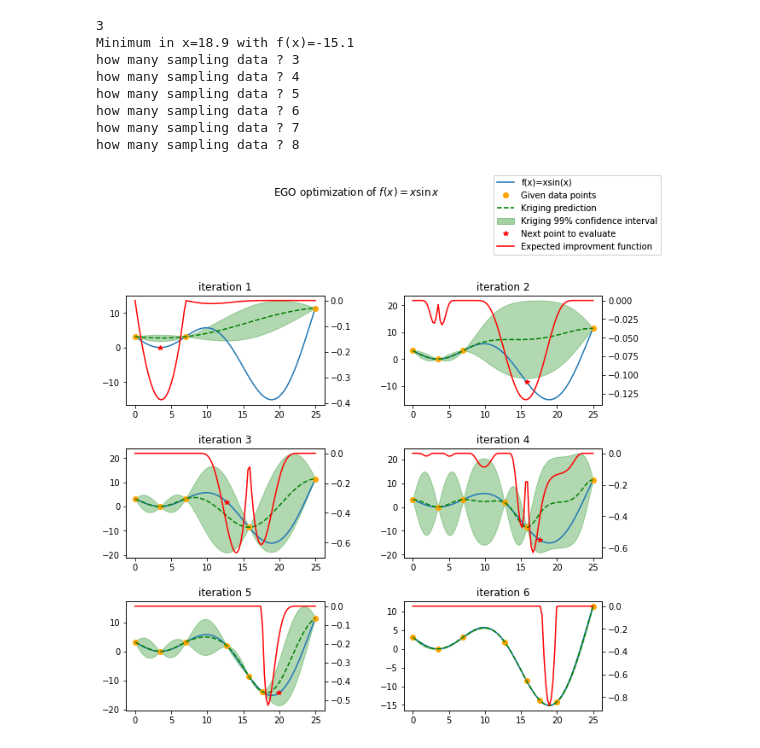
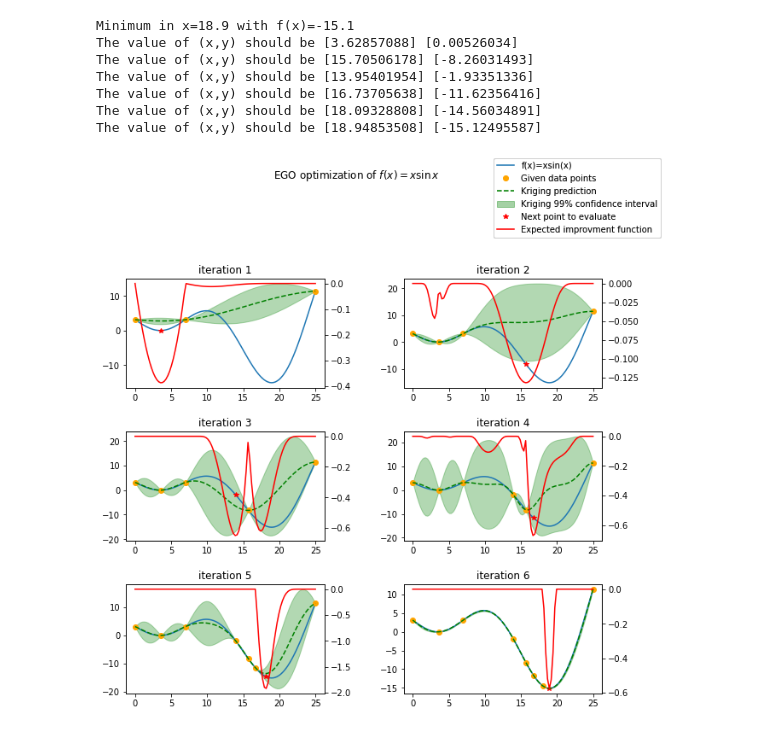
Before and after one commit to BellGakk/EGO_RL, a Jupyter notebook: EGO.ipynb, the cells around one changed output. Saved outputs shown, nothing was run; the diff lists cells and outputs as text; code cells hidden in the pictures.

```diff
--- a/EGO.ipynb
+++ b/EGO.ipynb
@@ -10,10 +4,10 @@ from smt.applications import EGO
 from smt.surrogate_models import KRG
 from smt.utils.design_space import DesignSpace
 import matplotlib.pyplot as plt
+import numpy as np
 
 def function_test_1d(x):
     # function xsinx
-    import numpy as np
 
     x = np.reshape(x, (-1,))
     y = np.zeros(x.shape)
@@ -26,8 +20,7 @@ design_space = DesignSpace(xlimits)
 xdoe = np.atleast_2d([0, 7, 25]).T
 n_doe = xdoe.size
 
-print(n_doe)
-criterion = "LCB"  #'EI' or 'SBO' or 'LCB'
+criterion = "EI"  #'EI' or 'SBO' or 'LCB'
 
 # use EI to create ego, xdoe is for initializing the EGO function.
 ego = EGO(
@@ -37,6 +30,7 @@ ego = EGO(
     surrogate=KRG(design_space=design_space, print_global=False),
 )
 
+# How do they get this.
 x_opt, y_opt, _, x_data, y_data = ego.optimize(fun=function_test_1d)
 
 print("Minimum in x={:.1f} with f(x)={:.1f}".format(float(x_opt), float(y_opt)))
@@ -58,7 +52,6 @@ for i in range(n_iter):
     y_gp_plot = ego.gpr.predict_values(x_plot)
     y_gp_plot_var = ego.gpr.predict_variances(x_plot)
 
-
     y_ei_plot = -ego.EI(x_plot)
 
     ax = fig.add_subplot((n_iter + 1) // 2, 2, i + 1)
@@ -69,39 +62,39 @@ for i in range(n_iter):
     (data,) = ax.plot(
         x_data_k, y_data_k, linestyle="", marker="o", color="orange"
     )
-    if i < n_iter - 1:
+    if i < n_iter:
         (opt,) = ax.plot(
             x_data[k], y_data[k], linestyle="", marker="*", color="r"
         )
+        print('The value of (x,y) should be '+str(x_data[k])+' '+str(y_data[k]))
     (gp,) = ax.plot(x_plot, y_gp_plot, linestyle="--", color="g")
     sig_plus = y_gp_plot + 3 * np.sqrt(y_gp_plot_var)
     sig_moins = y_gp_plot - 3 * np.sqrt(y_gp_plot_var)
     un_gp = ax.fill_between(
         x_plot.T[0], sig_plus.T[0], sig_moins.T[0], alpha=0.3, color="g"
     )
     lines = [true_fun, data, gp, un_gp, opt, ei]
     fig.suptitle("EGO optimization of $f(x) = x \sin{x}$")
     fig.subplots_adjust(hspace=0.4, wspace=0.4, top=0.8)
     ax.set_title("iteration {}".format(i + 1))
     fig.legend(
         lines,
         [
             "f(x)=xsin(x)",
             "Given data points",
             "Kriging prediction",
             "Kriging 99% confidence interval",
             "Next point to evaluate",
             "Expected improvment function",
         ],
     )
 plt.show()
 # %% [output]
-3
 Minimum in x=18.9 with f(x)=-15.1
-how many sampling data ? 3
-how many sampling data ? 4
-how many sampling data ? 5
-how many sampling data ? 6
-how many sampling data ? 7
-how many sampling data ? 8
+The value of (x,y) should be [3.62857088] [0.00526034]
+The value of (x,y) should be [15.70506178] [-8.26031493]
+The value of (x,y) should be [13.95401954] [-1.93351336]
+The value of (x,y) should be [16.73705638] [-11.62356416]
+The value of (x,y) should be [18.09328808] [-14.56034891]
+The value of (x,y) should be [18.94853508] [-15.12495587]
-[figure, old version]
+[figure, new version]
```
Also changed, not shown: parts of 5 cells of this notebook, 6 other files.
